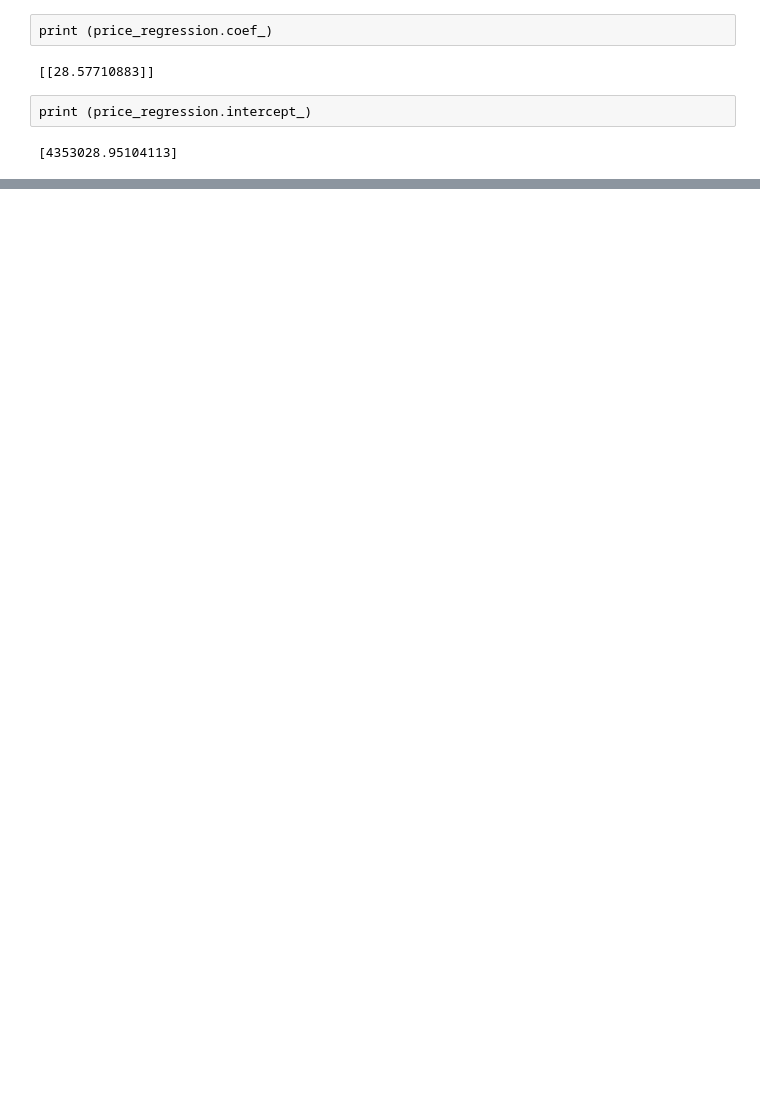
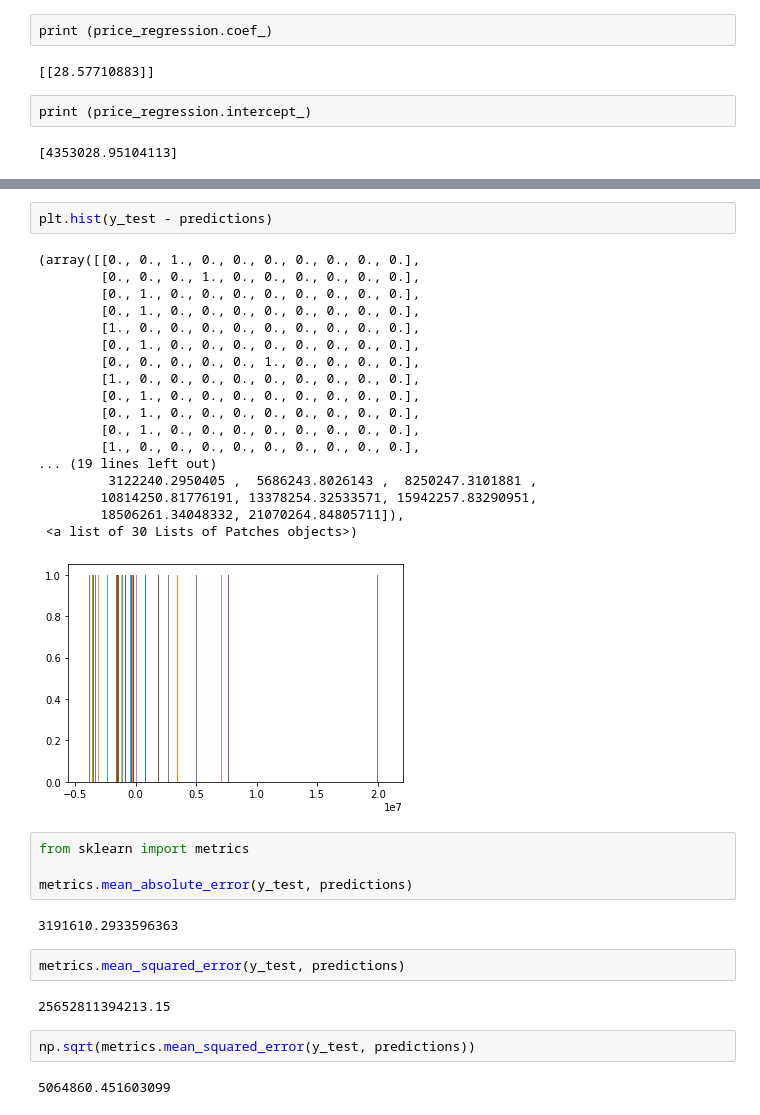
Before and after one commit to Vince501/Machine_Learning-office-pricing-, a Jupyter notebook: predicting_office_price.ipynb, the cells around one changed output, grey strips where cells are left out. Cells and saved outputs as stored; diff of their text form; blank space fills up the shorter version.

```diff
--- a/predicting_office_price.ipynb
+++ b/predicting_office_price.ipynb
@@ -61,0 +68,35 @@ print (price_regression.intercept_)
+# %%
+plt.hist(y_test - predictions)
+# %% [output]
+(array([[0., 0., 1., 0., 0., 0., 0., 0., 0., 0.],
+        [0., 0., 0., 1., 0., 0., 0., 0., 0., 0.],
+        [0., 1., 0., 0., 0., 0., 0., 0., 0., 0.],
+        [0., 1., 0., 0., 0., 0., 0., 0., 0., 0.],
+        [1., 0., 0., 0., 0., 0., 0., 0., 0., 0.],
+        [0., 1., 0., 0., 0., 0., 0., 0., 0., 0.],
+        [0., 0., 0., 0., 0., 1., 0., 0., 0., 0.],
+        [1., 0., 0., 0., 0., 0., 0., 0., 0., 0.],
+        [0., 1., 0., 0., 0., 0., 0., 0., 0., 0.],
+        [0., 1., 0., 0., 0., 0., 0., 0., 0., 0.],
+        [0., 1., 0., 0., 0., 0., 0., 0., 0., 0.],
+        [1., 0., 0., 0., 0., 0., 0., 0., 0., 0.],
+... (19 lines left out)
+         3122240.2950405 ,  5686243.8026143 ,  8250247.3101881 ,
+        10814250.81776191, 13378254.32533571, 15942257.83290951,
+        18506261.34048332, 21070264.84805711]),
+ <a list of 30 Lists of Patches objects>)
+[figure, added]
+# %%
+from sklearn import metrics
+
+metrics.mean_absolute_error(y_test, predictions)
+# %% [output]
+3191610.2933596363
+# %%
+metrics.mean_squared_error(y_test, predictions)
+# %% [output]
+25652811394213.15
+# %%
+np.sqrt(metrics.mean_squared_error(y_test, predictions))
+# %% [output]
+5064860.451603099
```
Also changed, not shown: parts of 4 cells of this notebook.
